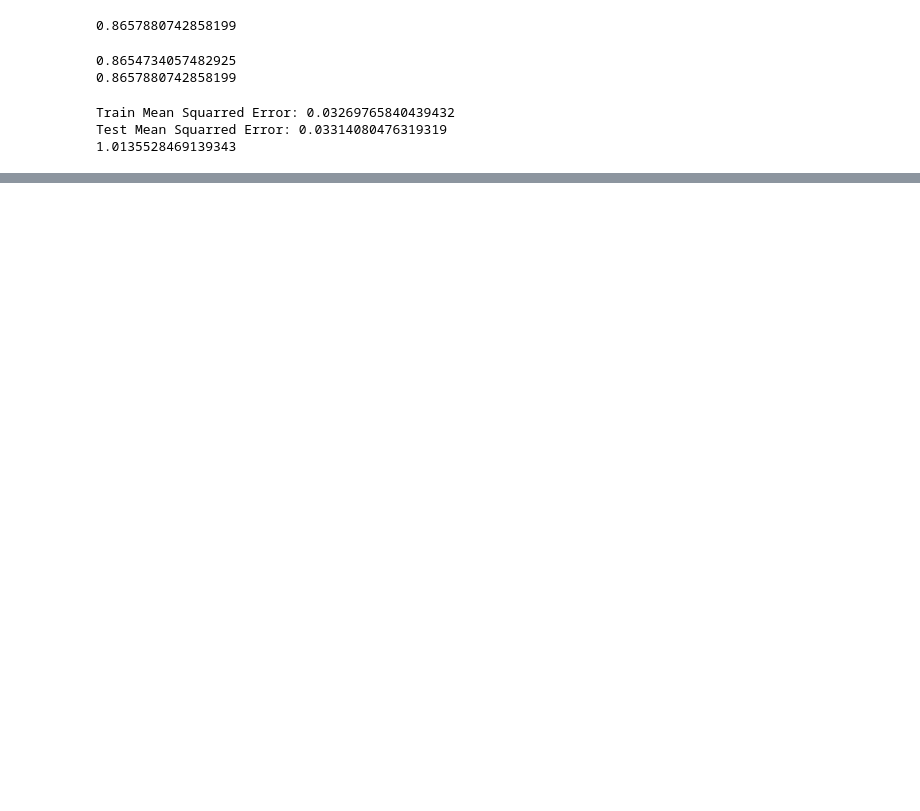
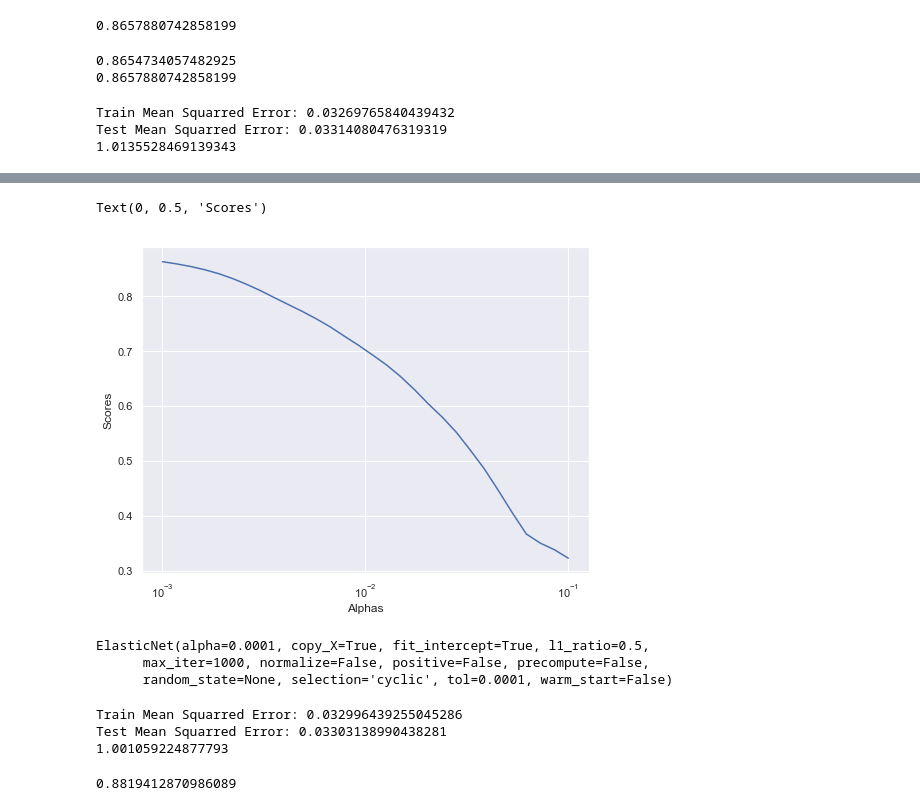
Before and after one commit to angelmanzur/LinearRegression_Proj1, a Jupyter notebook: King Sales - Team Awesome 3.ipynb, the cells around one changed output, grey strips where cells are left out. Drawn from its saved outputs; the diff is of its cells as text; code cells hidden in the pictures; blank space fills up the shorter version.

```diff
--- a/King Sales - Team Awesome 3.ipynb
+++ b/King Sales - Team Awesome 3.ipynb
@@ -428,0 +522,4 @@ Test Mean Squarred Error: 0.03314080476319319
+# %%
+from sklearn.linear_model import ElasticNet
+elastic = ElasticNet(alpha=1)
+elastic.fit(X_train, y_train)
@@ -428,0 +534,9 @@ Test Mean Squarred Error: 0.03314080476319319
+# %%
+alphas = np.logspace(-3, -1, 30)
+
+tuned_parameters = [{'alpha': alphas}]
+n_folds = 3
+
+clf = GridSearchCV(elastic, tuned_parameters, cv=n_folds, refit=False)
+# %%
+clf.fit(X_train, y_train)
@@ -428,0 +556,33 @@ Test Mean Squarred Error: 0.03314080476319319
+# %%
+scores = clf.cv_results_['mean_test_score']
+scores_std = clf.cv_results_['std_test_score']
+plt.semilogx(alphas, scores)
+plt.xlabel("Alphas")
+plt.ylabel("Scores")
+# %% [output]
+Text(0, 0.5, 'Scores')
+[figure, added]
+# %%
+from sklearn.linear_model import ElasticNet
+elastic = ElasticNet(alpha=.0001)
+elastic.fit(X_train, y_train)
+# %% [output]
+ElasticNet(alpha=0.0001, copy_X=True, fit_intercept=True, l1_ratio=0.5,
+      max_iter=1000, normalize=False, positive=False, precompute=False,
+      random_state=None, selection='cyclic', tol=0.0001, warm_start=False)
+# %%
+from sklearn.metrics import mean_squared_error
+y_predict_train = elastic.predict(X_train)
+train_mse = mean_squared_error(y_train, y_predict_train)
+test_mse = mean_squared_error(y_test, y_predict)
+print('Train Mean Squarred Error:', train_mse)
+print('Test Mean Squarred Error:', test_mse)
+print(test_mse/train_mse)
+# %% [output]
+Train Mean Squarred Error: 0.032996439255045286
+Test Mean Squarred Error: 0.03303138990438281
+1.001059224877793
+# %%
+elastic.score(X_train, y_train)
+# %% [output]
+0.8819412870986089
```
Also changed, not shown: parts of 37 cells of this notebook.
